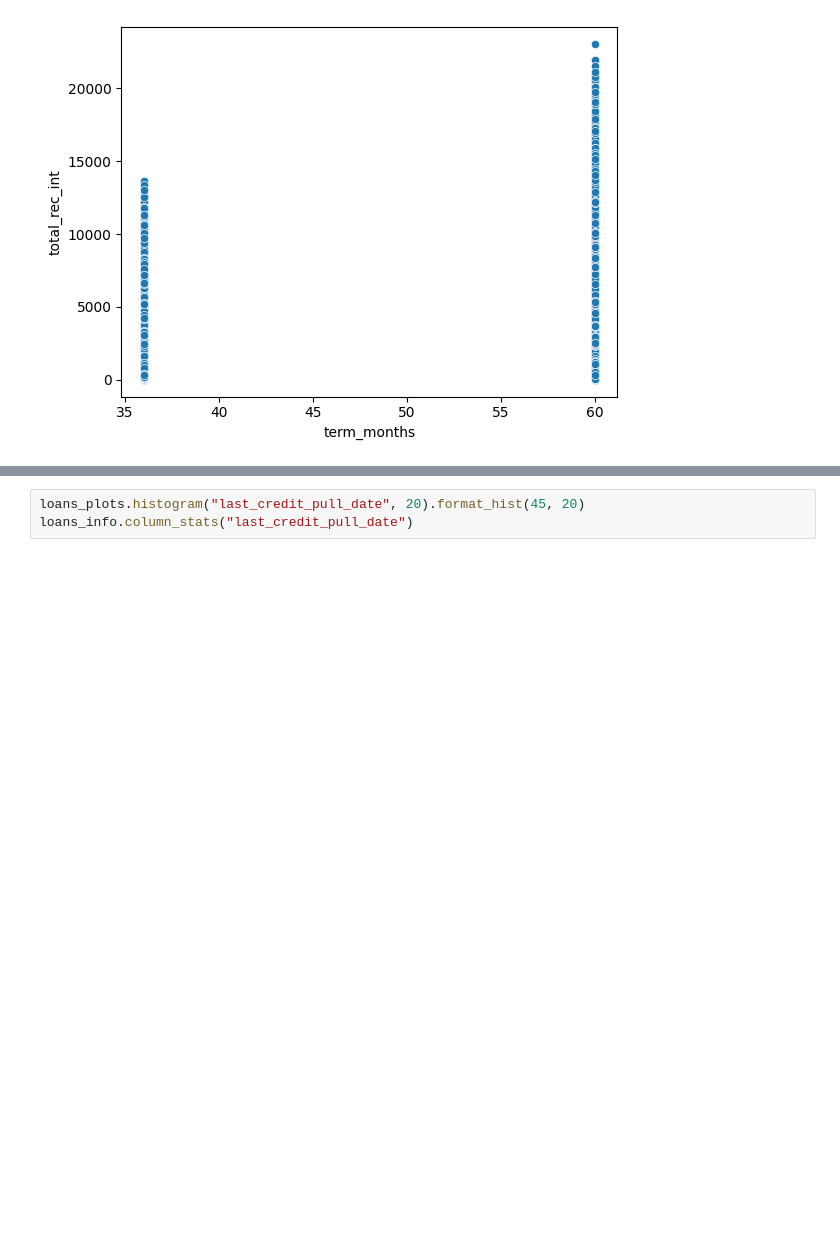
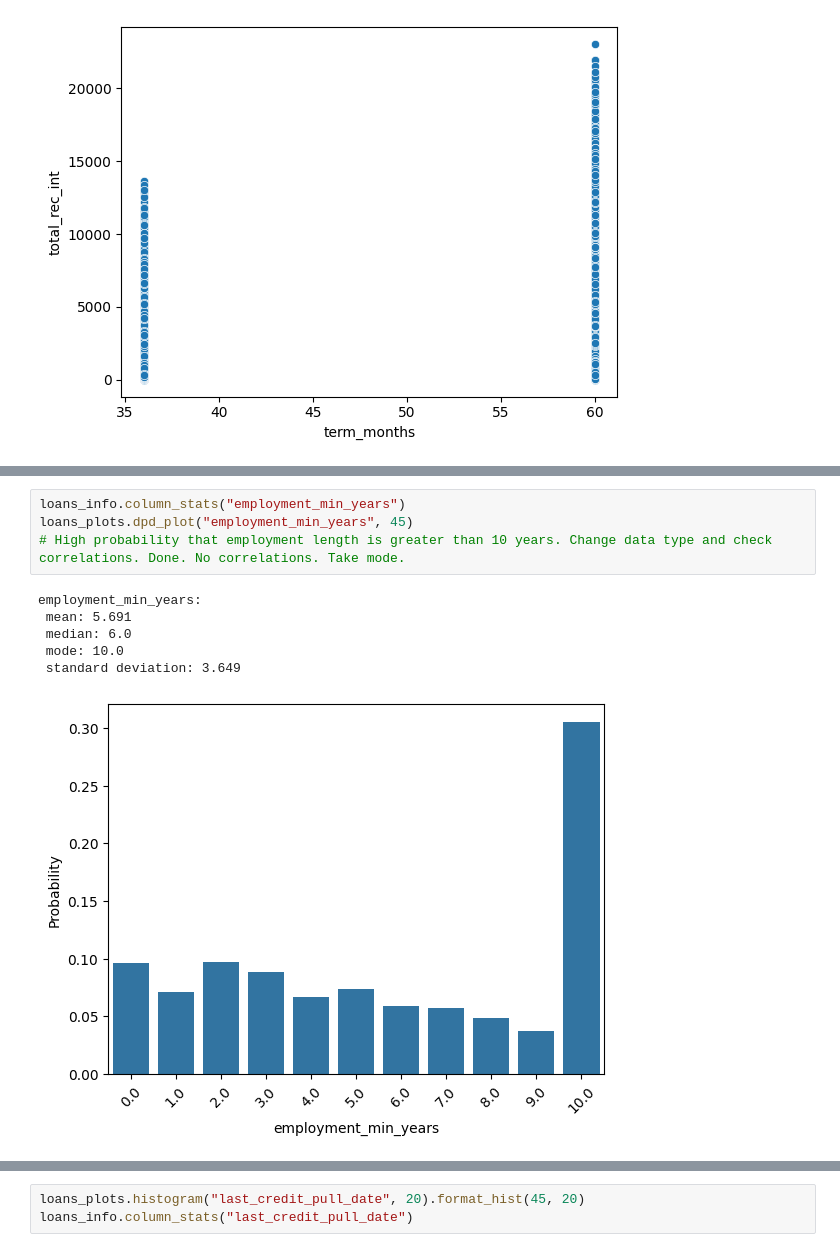
Before and after one commit to armazzer/customer_loans, a Jupyter notebook: missing_data_review.ipynb, the cells around one changed output, grey strips where cells are left out. Cells and saved outputs as stored; diff of their text form; blank space fills up the shorter version.

```diff
--- a/missing_data_review.ipynb
+++ b/missing_data_review.ipynb
@@ -217,0 +232,11 @@ int_rate:
+# %%
+loans_info.column_stats("employment_min_years")
+loans_plots.dpd_plot("employment_min_years", 45)
+# High probability that employment length is greater than 10 years. Change data type and check correlations. Done. No correlations. Take mode.
+# %% [output]
+employment_min_years:
+ mean: 5.691
+ median: 6.0
+ mode: 10.0
+ standard deviation: 3.649
+[figure, added]
```
Also changed, not shown: parts of 13 cells of this notebook.
